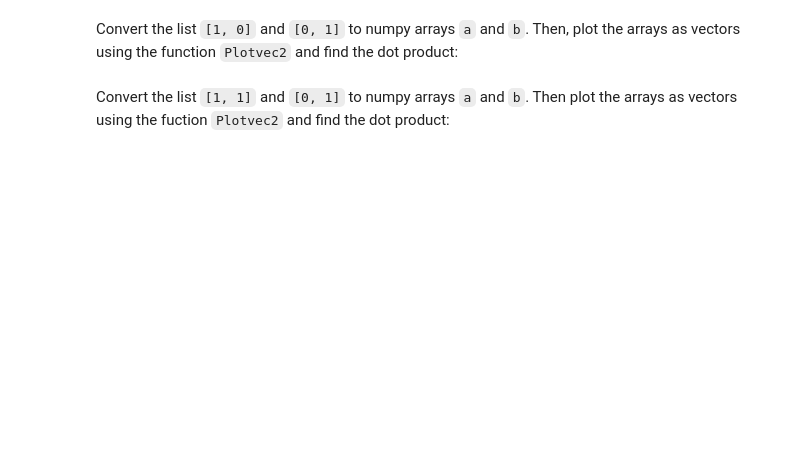
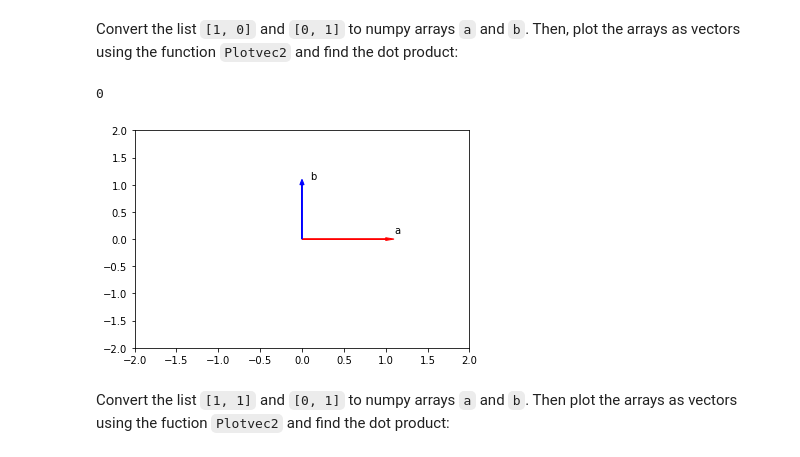
Before and after one commit to ecolbinado/aral-aral, a Jupyter notebook: Aral_Aral_Python_Review_Exercises.ipynb, the cells around one changed output. Saved outputs shown, nothing was run; the diff lists cells and outputs as text; code cells hidden in the pictures; blank space fills up the shorter version.

```diff
--- a/Aral_Aral_Python_Review_Exercises.ipynb
+++ b/Aral_Aral_Python_Review_Exercises.ipynb
@@ -439,6 +455,15 @@ Convert the list <code>[-1, 1]</code> and <code>[1, 1]</code> to numpy arrays <c
 Convert the list <code>[1, 0]</code> and <code>[0, 1]</code> to numpy arrays <code>a</code> and <code>b</code>. Then, plot the arrays as vectors using the function <code>Plotvec2</code> and find the dot product:
 # %%
 # Write your code below and press Shift+Enter to execute
+import numpy as np
+
+a = np.array([1, 0])
+b = np.array([0, 1])
+Plotvec2(a,b)
+np.dot(a,b)
+# %% [output]
+0
+[figure, added]
 # %% [markdown]
 Convert the list <code>[1, 1]</code> and <code>[0, 1]</code> to numpy arrays <code>a</code> and <code>b</code>. Then plot the arrays as vectors using the fuction <code>Plotvec2</code> and find the dot product:
 # %%
```
Also changed, not shown: parts of 5 cells of this notebook.
